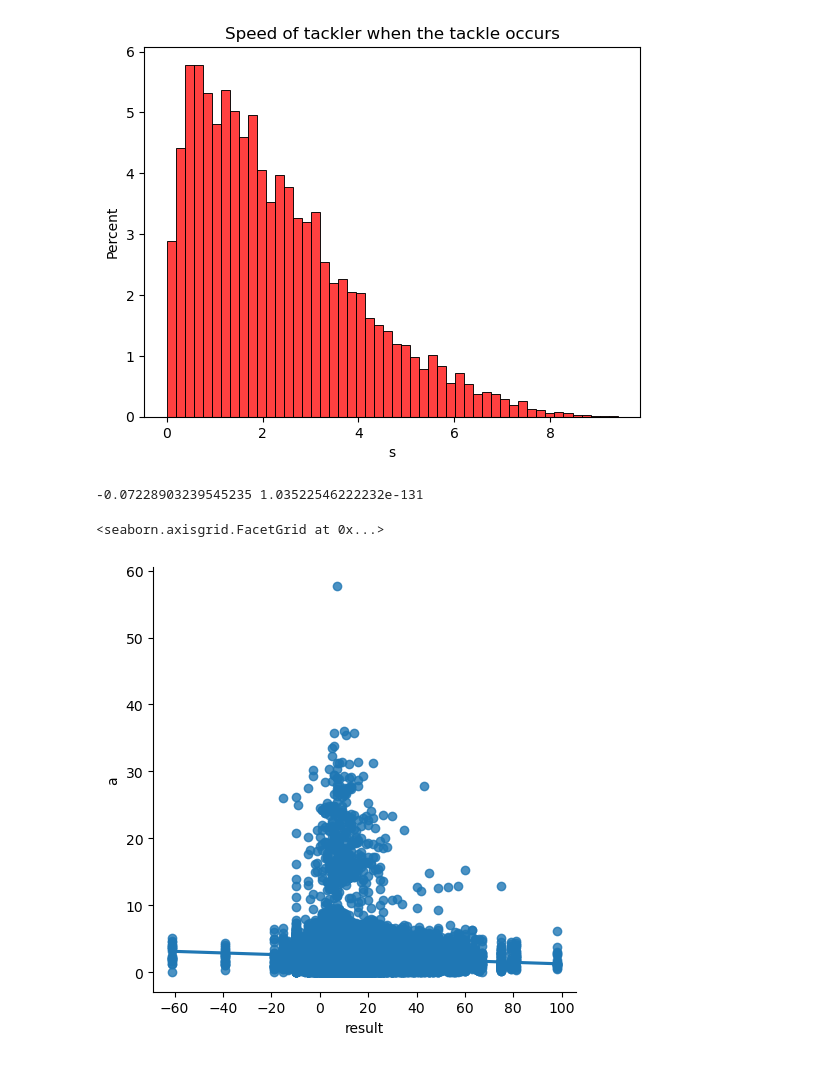
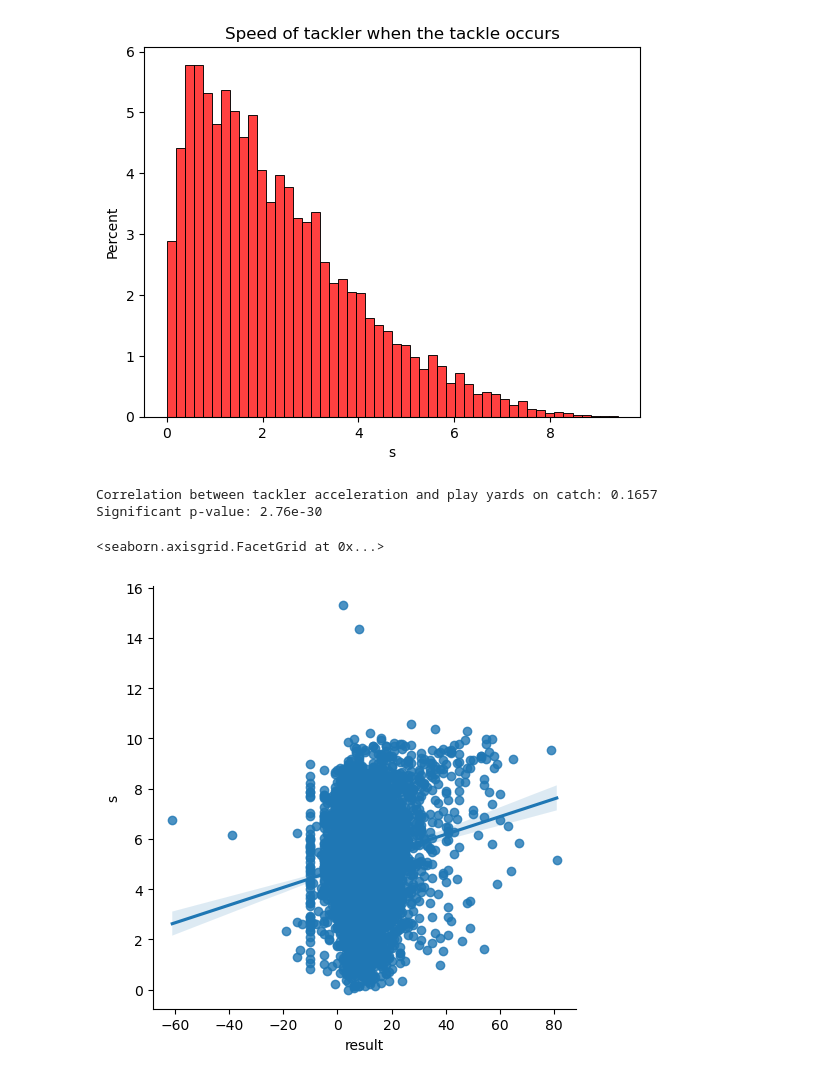
Before and after one commit to ab5525/nfl_data_2024, a Jupyter notebook: tackle_analysis.ipynb, the cells around one changed output. Saved outputs shown, nothing was run; the diff lists cells and outputs as text; code cells hidden in the pictures.

```diff
--- a/tackle_analysis.ipynb
+++ b/tackle_analysis.ipynb
@@ -159,11 +159,17 @@ pass_arrives2 = pass_arrives.copy()
 pass_arrives2['result'] = 0
 for i,r in pass_arrives2.iterrows():
     pass_arrives2.loc[i,'result'] = plays_df[(plays_df['playId']==r['playId']) & (plays_df['gameId']==r['gameId'])]['playResult'].values[0]
-# %%
-r,p = stats.spearmanr(pass_arrives2['result'],pass_arrives2['a'],nan_policy='omit')
-print(r,p)
-sns.lmplot(x='result',y='a',data=pass_arrives2)
-# %% [output]
--0.07228903239545235 1.03522546222232e-131
-<seaborn.axisgrid.FacetGrid at 0x...>
-[figure, removed]
+# %%
+pa_tackle = pass_arrives2[pass_arrives2['tackler']==True]
+
+r,p = stats.pearsonr(pa_tackle['result'],pa_tackle['s'])
+
+print(f'Correlation between tackler acceleration and play yards on catch: {r:.4f}')
+if p < 0.05:
+    print('Significant',f'p-value: {p:.2e}')
+sns.lmplot(x='result',y='s',data=pa_tackle)
+# %% [output]
+Correlation between tackler acceleration and play yards on catch: 0.1657
+Significant p-value: 2.76e-30
+<seaborn.axisgrid.FacetGrid at 0x...>
+[figure, added]
```
Also changed, not shown: 3 other files.
